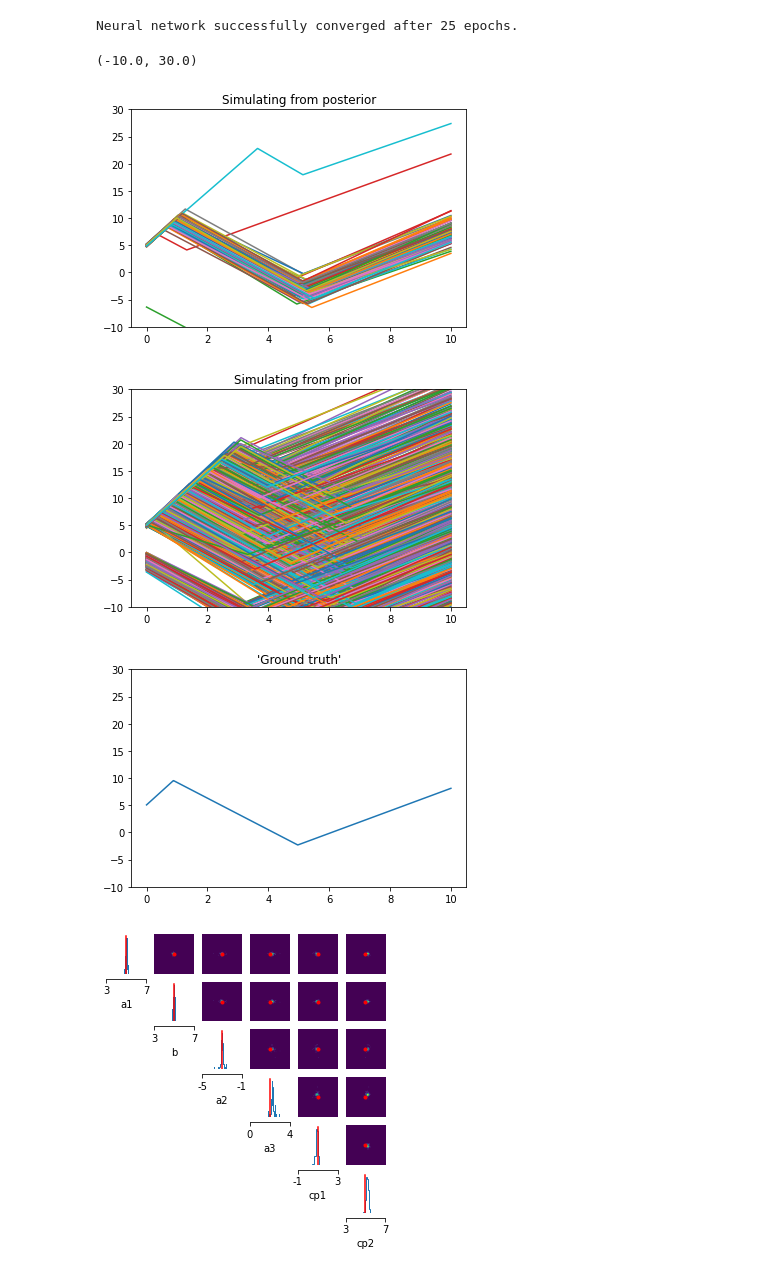
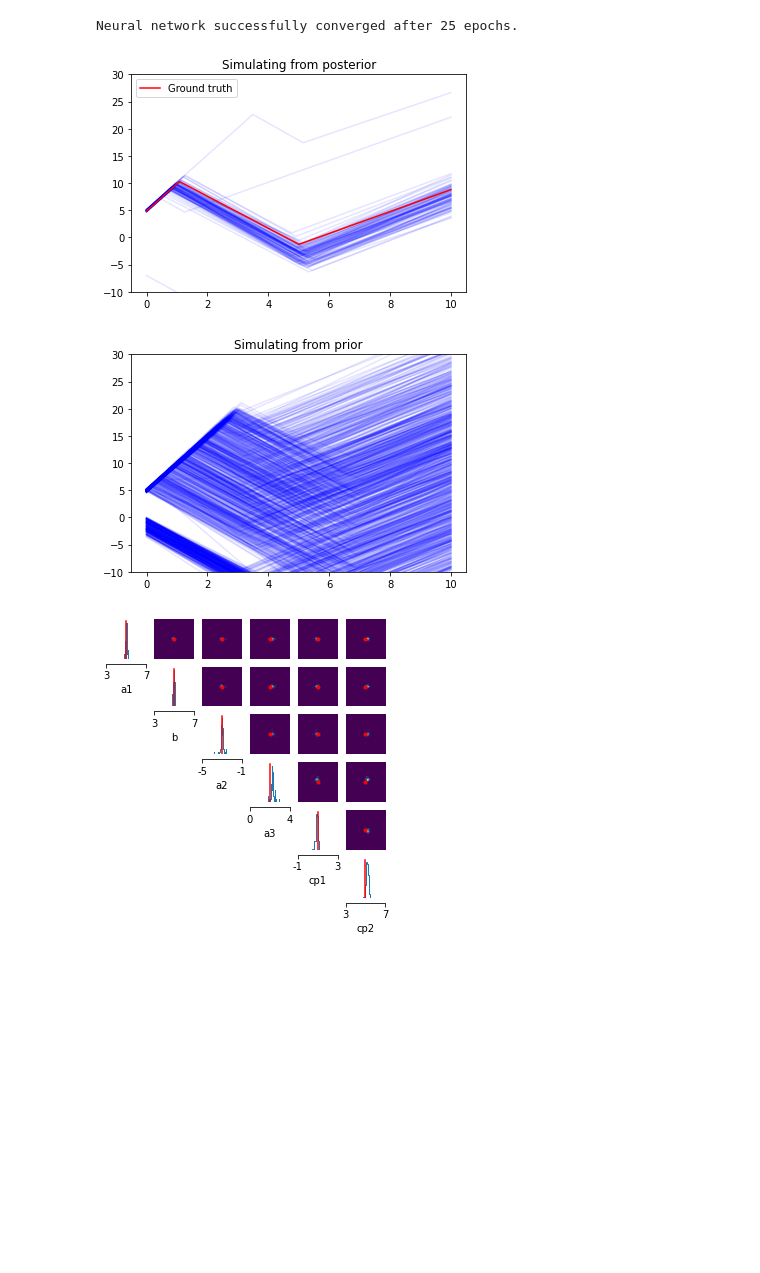
Before and after one commit to andererka/SBI_for_EEG, a Jupyter notebook: notebooks/piecewise_changed.ipynb, the cells around one changed output. Saved outputs shown, nothing was run; the diff lists cells and outputs as text; code cells hidden in the pictures; blank space fills up the shorter version.

Commit message:
piecewise works

```diff
--- a/notebooks/piecewise_changed.ipynb
+++ b/notebooks/piecewise_changed.ipynb
@@ -730,47 +741,29 @@ samples = posterior3.sample((num_samples,), x=obs_real_stats)
 # %%
-from joblib import Parallel, delayed
-
-num_workers = 4
-x_lin = torch.arange(0,10,0.01, dtype= torch.float32)
-s_x = Parallel(
-        n_jobs=num_workers,
-        verbose=0,
-        pre_dispatch="1.5*n_jobs",
-        backend="multiprocessing",
-    )(delayed(piecewise_linear_third_batch)(sample) for sample in samples)
-
-
-
 fig, ax = plt.subplots(1, 1)
 ax.set_title("Simulating from posterior")
 for s in s_x:
-    im = plt.plot(x_lin, s)
+    im = plt.plot(x_lin, s, alpha=0.1, color='blue')
     plt.ylim(-10,30)
+plt.plot(x_lin, obs_real, label='Ground truth', color='red')
+plt.legend()
 
 
 
 fig, ax = plt.subplots(1, 1)
 ax.set_title("Simulating from prior")
 for x_w in x_without:
-    im = plt.plot(x_lin, x_w)
+    plt.plot(x_lin, x_w, alpha=0.1, color='blue')
+
     plt.ylim(-10,30)
+
+
 
 
 true_params = [5, 5, -3, 2, 1, 5]
 obs_real = piecewise_linear_third_batch(true_params)
-
-
-
-
-fig, ax = plt.subplots(1, 1)
-ax.set_title("'Ground truth'")
-plt.plot(x_lin, obs_real)
-plt.ylim(-10,30)
 # %% [output]
-(-10.0, 30.0)
-[figure, old version]
+[figure, new version]
-[figure, old version]
+[figure, new version]
-[figure, removed]
 # %%
 limits = [list(tup) for tup in zip(prior_min, prior_max)]
 
```
Also changed, not shown: parts of 1 cell of this notebook, 2 other files.
